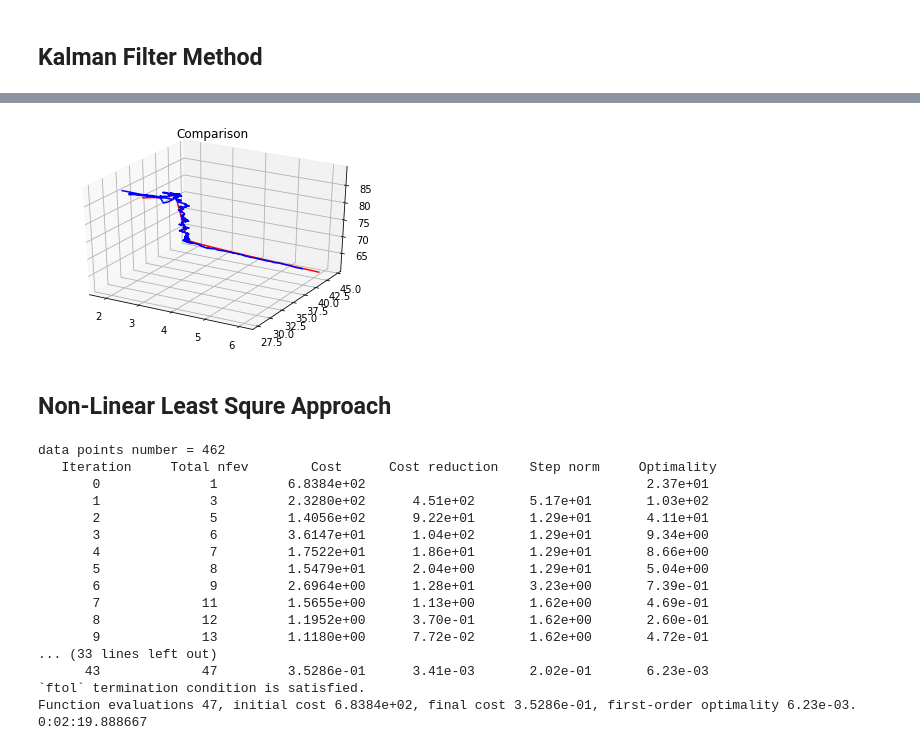
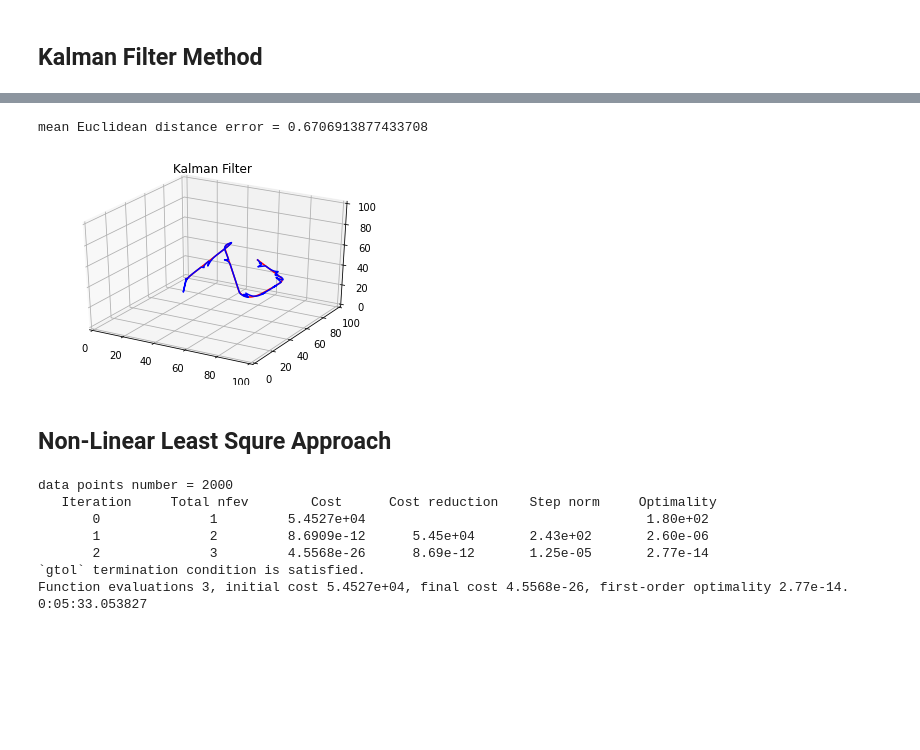
Before and after one commit to STEMO-CS5340/filter_least_squares_estimator, a Jupyter notebook: kalman.ipynb, the cells around one changed output, grey strips where cells are left out. Saved outputs shown, nothing was run; the diff lists cells and outputs as text; code cells hidden in the pictures; blank space fills up the shorter version.

```diff
--- a/kalman.ipynb
+++ b/kalman.ipynb
@@ -145,7 +160,24 @@ for i in range(original.shape[0]):
-# %%
-plot_compare(original, filtered[:,0:3],"Comparison","original","filtered")
-# %% [output]
-[figure, removed]
+# %%
+def meanEuclideanDistanceError(pred, real):
+    error = 0
+    big_error_count = 0
+    for i in range(len(pred)):
+        point = pred[i]
+        de =    ((real[i][0] - point[0]) ** 2 + (real[i][1] - point[1]) ** 2 + (real[i][2] - point[2]) ** 2) ** 0.5
+        error += de
+        if de > 1:
+            big_error_count = big_error_count +1
+    # print (f"{error} {big_error_count}")
+    return error/len(real)
+
+meane = meanEuclideanDistanceError(filtered, original)
+print(f"mean Euclidean distance error = {meane}")
+
+
+plot_compare(original, filtered[:,0:3],"Kalman Filter","original","filtered")
+# %% [output]
+mean Euclidean distance error = 0.6706913877433708
+[figure, added]
 # %% [markdown]
 ## Non-Linear Least Squre Approach
 # %%
@@ -170,32 +202,23 @@ def residual(estimated, alpha, data):
 
     return resid
 # %%
-x0 = copy.deepcopy(noisy).flatten()
+x0 = copy.deepcopy(outlier).flatten()
 # print(x0)
 alpha = 0.05
 
-print(f"data points number = {noisy.shape[0]}")
+print(f"data points number = {outlier.shape[0]}")
 
 
 a = datetime.datetime.now()
-res_1 = optimisation.least_squares(residual, x0, args=(alpha, noisy), verbose=2, ftol=1e-2)
+res_1 = optimisation.least_squares(residual, x0, args=(alpha, outlier), verbose=2, ftol=1e-2)
 b = datetime.datetime.now()
 print(b-a)
 # %% [output]
-data points number = 462
+data points number = 2000
    Iteration     Total nfev        Cost      Cost reduction    Step norm     Optimality
-       0              1         6.8384e+02                                    2.37e+01
-       1              3         2.3280e+02      4.51e+02       5.17e+01       1.03e+02
-       2              5         1.4056e+02      9.22e+01       1.29e+01       4.11e+01
-       3              6         3.6147e+01      1.04e+02       1.29e+01       9.34e+00
-       4              7         1.7522e+01      1.86e+01       1.29e+01       8.66e+00
-       5              8         1.5479e+01      2.04e+00       1.29e+01       5.04e+00
-       6              9         2.6964e+00      1.28e+01       3.23e+00       7.39e-01
-       7             11         1.5655e+00      1.13e+00       1.62e+00       4.69e-01
-       8             12         1.1952e+00      3.70e-01       1.62e+00       2.60e-01
-       9             13         1.1180e+00      7.72e-02       1.62e+00       4.72e-01
-... (33 lines left out)
-      43             47         3.5286e-01      3.41e-03       2.02e-01       6.23e-03
-`ftol` termination condition is satisfied.
-Function evaluations 47, initial cost 6.8384e+02, final cost 3.5286e-01, first-order optimality 6.23e-03.
-0:02:19.888667
+       0              1         5.4527e+04                                    1.80e+02
+       1              2         8.6909e-12      5.45e+04       2.43e+02       2.60e-06
+       2              3         4.5568e-26      8.69e-12       1.25e-05       2.77e-14
+`gtol` termination condition is satisfied.
+Function evaluations 3, initial cost 5.4527e+04, final cost 4.5568e-26, first-order optimality 2.77e-14.
+0:05:33.053827
```
Also changed, not shown: parts of 8 cells of this notebook.
